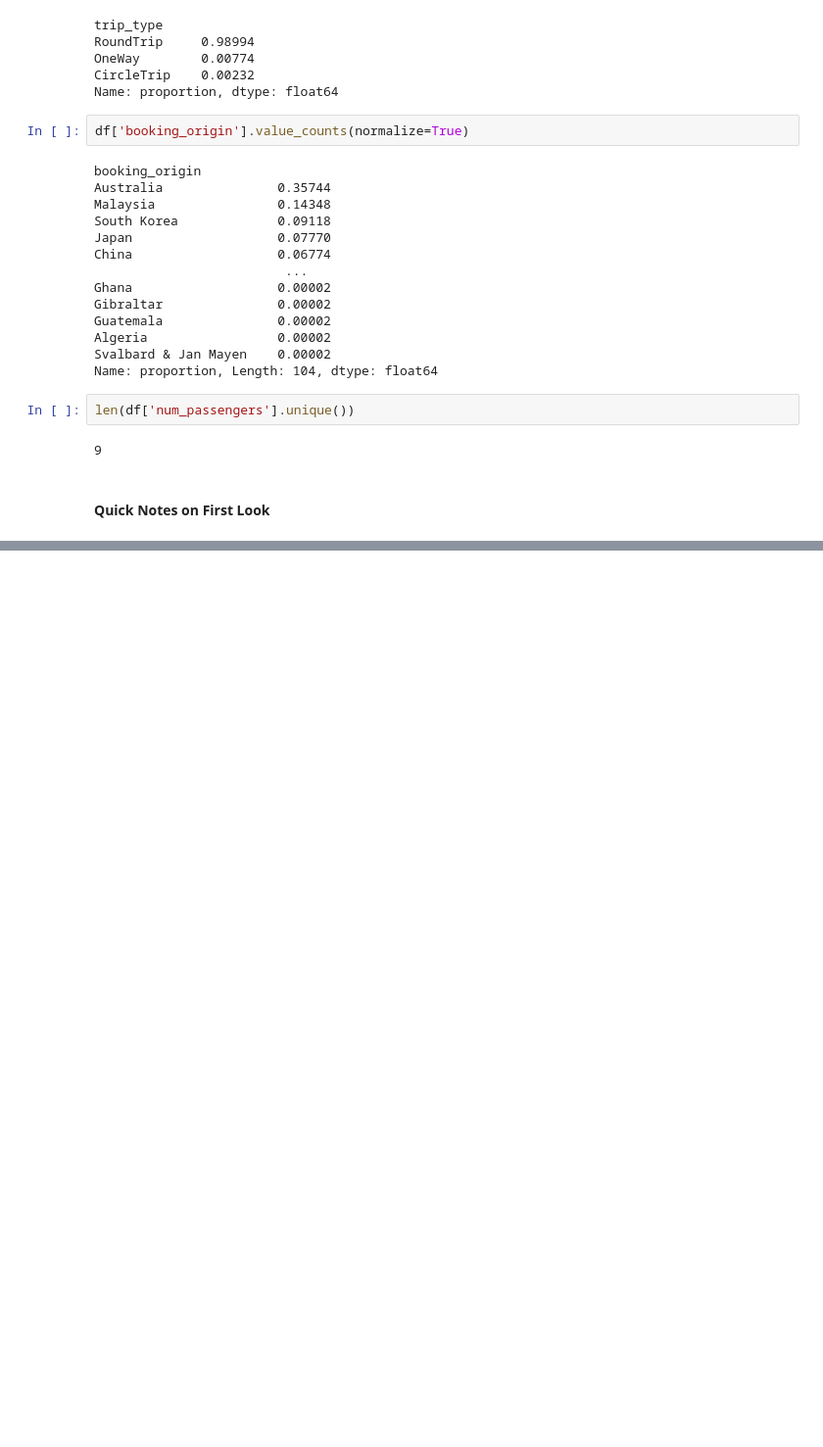
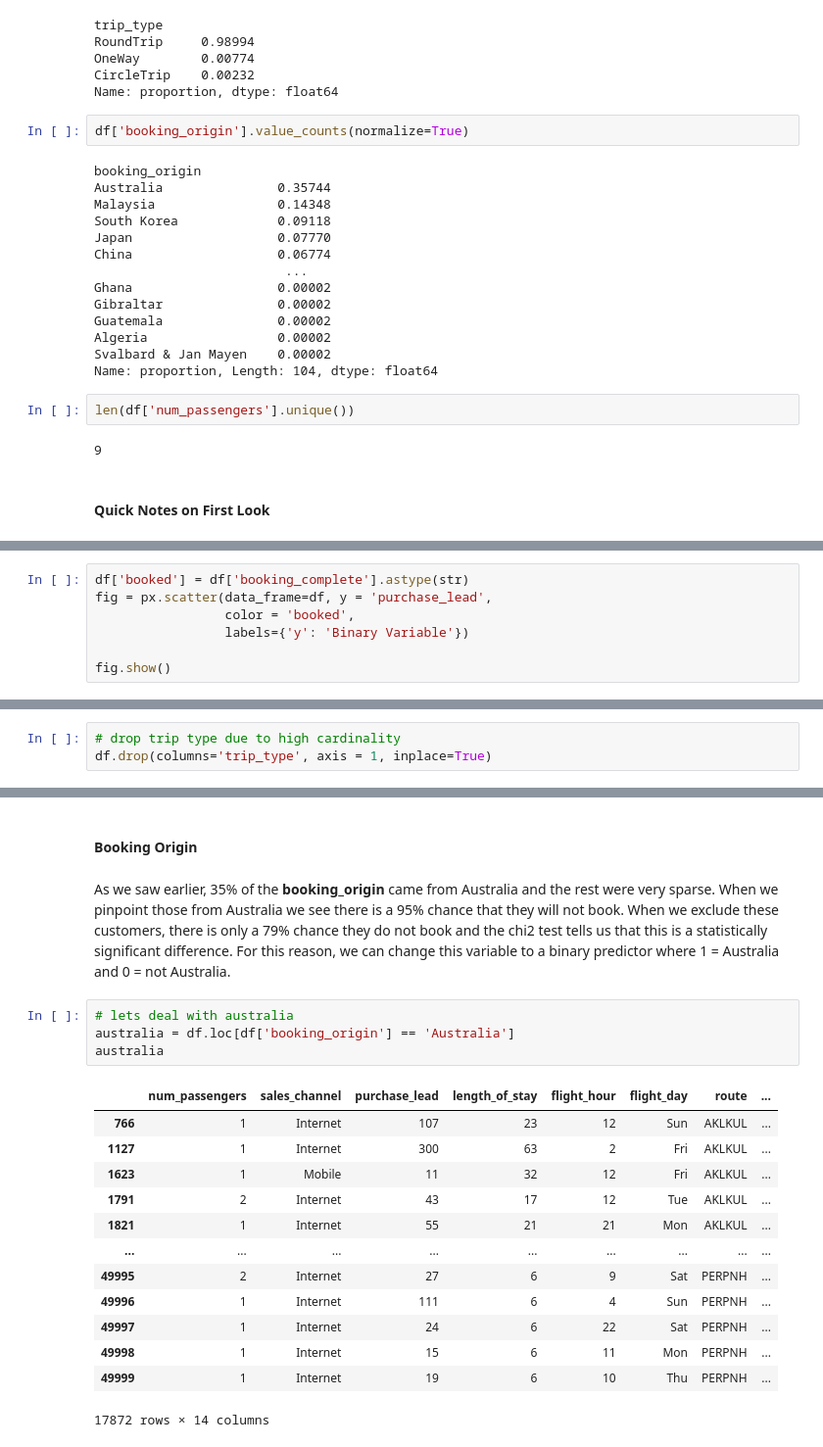
Before and after one commit to ryslipe/british_airways_booking_predictor, a Jupyter notebook: notebooks/01_load_and_validate_raw_data.ipynb, the cells around one changed output, grey strips where cells are left out. Shown: that part at 98% size. Cells and saved outputs as stored; diff of their text form; blank space fills up the shorter version.

Commit message:
encode australia as a predictor variable

```diff
--- a/notebooks/01_load_and_validate_raw_data.ipynb
+++ b/notebooks/01_load_and_validate_raw_data.ipynb
@@ -82,0 +108,7 @@ len(df['num_passengers'].unique())
+# %%
+df['booked'] = df['booking_complete'].astype(str)
+fig = px.scatter(data_frame=df, y = 'purchase_lead',
+                 color = 'booked',
+                 labels={'y': 'Binary Variable'})
+
+fig.show()
@@ -82,0 +134,3 @@ len(df['num_passengers'].unique())
+# %%
+# drop trip type due to high cardinality
+df.drop(columns='trip_type', axis = 1, inplace=True)
@@ -82,0 +157,22 @@ len(df['num_passengers'].unique())
+# %% [markdown]
+#### Booking Origin
+# %% [markdown]
+As we saw earlier, 35% of the **booking_origin** came from Australia and the rest were very sparse. When we pinpoint those from Australia we see there is a 95% chance that they will not book. When we exclude these customers, there is only a 79% chance they do not book and the chi2 test tells us that this is a statistically significant difference. For this reason, we can change this variable to a binary predictor where 1 = Australia and 0 = not Australia.
+# %%
+# lets deal with australia
+australia = df.loc[df['booking_origin'] == 'Australia']
+australia
+# %% [output]
+|  | num_passengers | sales_channel | purchase_lead | length_of_stay | flight_hour | flight_day | route | ... |
+| 766 | 1 | Internet | 107 | 23 | 12 | Sun | AKLKUL | ... |
+| 1127 | 1 | Internet | 300 | 63 | 2 | Fri | AKLKUL | ... |
+| 1623 | 1 | Mobile | 11 | 32 | 12 | Fri | AKLKUL | ... |
+| 1791 | 2 | Internet | 43 | 17 | 12 | Tue | AKLKUL | ... |
+| 1821 | 1 | Internet | 55 | 21 | 21 | Mon | AKLKUL | ... |
+| ... | ... | ... | ... | ... | ... | ... | ... | ... |
+| 49995 | 2 | Internet | 27 | 6 | 9 | Sat | PERPNH | ... |
+| 49996 | 1 | Internet | 111 | 6 | 4 | Sun | PERPNH | ... |
+| 49997 | 1 | Internet | 24 | 6 | 22 | Sat | PERPNH | ... |
+| 49998 | 1 | Internet | 15 | 6 | 11 | Mon | PERPNH | ... |
+| 49999 | 1 | Internet | 19 | 6 | 10 | Thu | PERPNH | ... |
+17872 rows × 14 columns
```
Also changed, not shown: parts of 17 cells of this notebook, 2 other files.
